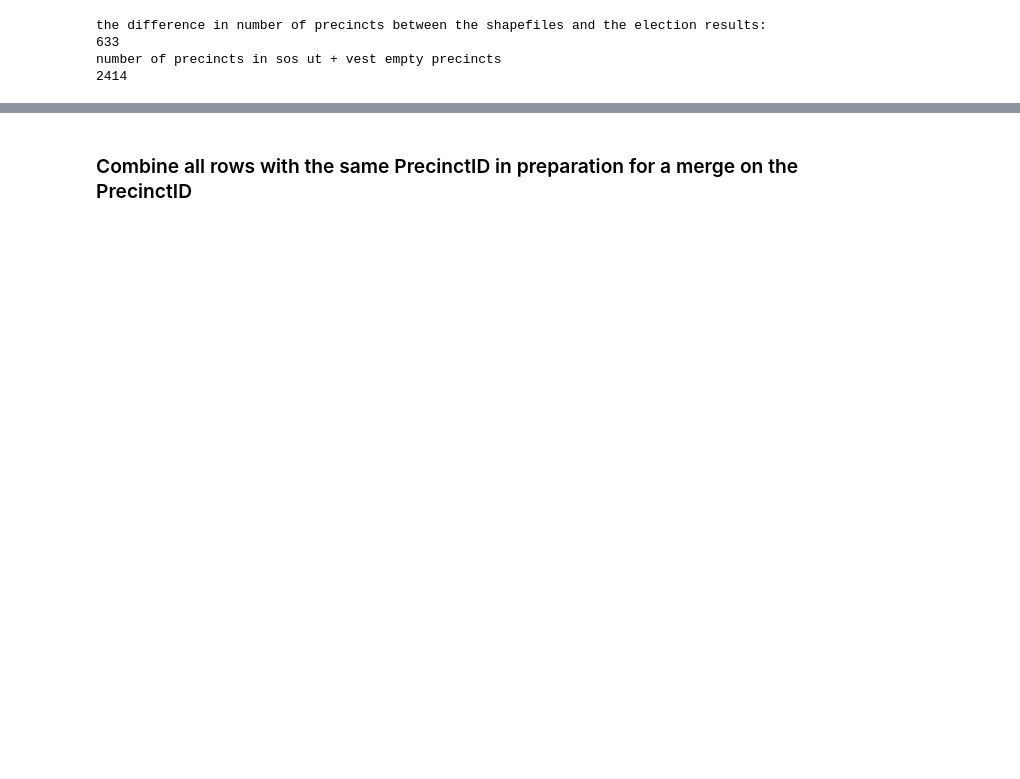
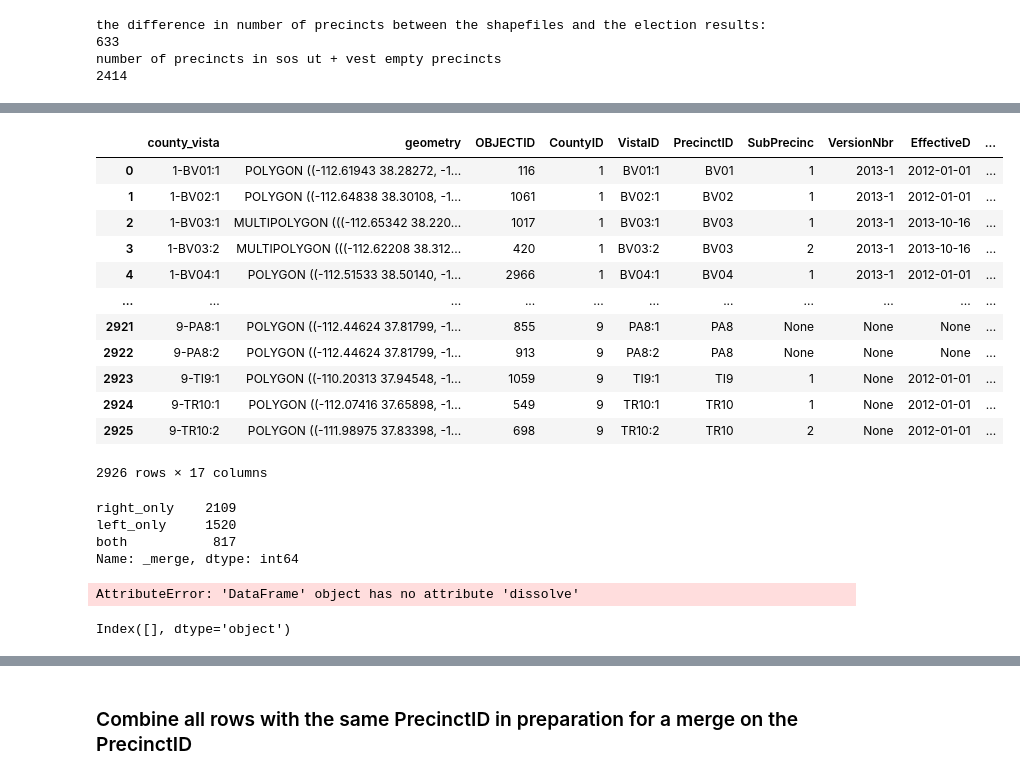
Before and after one commit to nonpartisan-redistricting-datahub/pdv-ut, a Jupyter notebook: vest-ut-2018/VEST-UT-2018-validation.ipynb, the cells around one changed output, grey strips where cells are left out. Saved outputs shown, nothing was run; the diff lists cells and outputs as text; code cells hidden in the pictures; blank space fills up the shorter version.

```diff
--- a/vest-ut-2018/VEST-UT-2018-validation.ipynb
+++ b/vest-ut-2018/VEST-UT-2018-validation.ipynb
@@ -1519,9 +1540,10 @@ number of precincts in sos ut + vest empty precincts
 2414
 # %%
 ut_geo_copy = ut_geo.copy()
-ut_geo_copy['joinid'] = ut_geo_copy['CountyID'].astype(str) + '-' + ut_geo_copy['PrecinctID']
-dup = ut_geo_copy['joinid'].value_counts()
+ut_geo_copy['county_precinct'] = ut_geo_copy['CountyID'].astype(str) + '-' + ut_geo_copy['PrecinctID']
+ut_geo_copy['county_vista'] = ut_geo_copy['CountyID'].astype(str) + '-' + ut_geo_copy['VistaID']
+dup = ut_geo_copy['county_vista'].value_counts()
 dup_list = (dup[dup>1]).index
 print(dup_list)
-print(len(ut_geo_copy.joinid.unique()))
+print(len(ut_geo_copy.county_vista.unique()))
 # %% [output]
@@ -1534,0 +1566,40 @@ Index(['26-54', '29-WNO003', '5-1002', '10-09', '10-04', '3-LOG27', '26-32',
+# %%
+ut_geo_copy_vista = ut_geo_copy.dissolve(by='county_vista')
+
+ut_geo_copy_vista.reset_index(drop=False,inplace=True)
+ut_geo_copy_vista['joinid'] = ut_geo_copy_vista['county_vista']
+
+display(ut_geo_copy_vista)
+# %% [output]
+|  | county_vista | geometry | OBJECTID | CountyID | VistaID | PrecinctID | SubPrecinc | VersionNbr | EffectiveD | ... |
+| 0 | 1-BV01:1 | POLYGON ((-112.61943 38.28272, -1... | 116 | 1 | BV01:1 | BV01 | 1 | 2013-1 | 2012-01-01 | ... |
+| 1 | 1-BV02:1 | POLYGON ((-112.64838 38.30108, -1... | 1061 | 1 | BV02:1 | BV02 | 1 | 2013-1 | 2012-01-01 | ... |
+| 2 | 1-BV03:1 | MULTIPOLYGON (((-112.65342 38.220... | 1017 | 1 | BV03:1 | BV03 | 1 | 2013-1 | 2013-10-16 | ... |
+| 3 | 1-BV03:2 | MULTIPOLYGON (((-112.62208 38.312... | 420 | 1 | BV03:2 | BV03 | 2 | 2013-1 | 2013-10-16 | ... |
+| 4 | 1-BV04:1 | POLYGON ((-112.51533 38.50140, -1... | 2966 | 1 | BV04:1 | BV04 | 1 | 2013-1 | 2012-01-01 | ... |
+| ... | ... | ... | ... | ... | ... | ... | ... | ... | ... | ... |
+| 2921 | 9-PA8:1 | POLYGON ((-112.44624 37.81799, -1... | 855 | 9 | PA8:1 | PA8 | None | None | None | ... |
+| 2922 | 9-PA8:2 | POLYGON ((-112.44624 37.81799, -1... | 913 | 9 | PA8:2 | PA8 | None | None | None | ... |
+| 2923 | 9-TI9:1 | POLYGON ((-110.20313 37.94548, -1... | 1059 | 9 | TI9:1 | TI9 | 1 | None | 2012-01-01 | ... |
+| 2924 | 9-TR10:1 | POLYGON ((-112.07416 37.65898, -1... | 549 | 9 | TR10:1 | TR10 | 1 | None | 2012-01-01 | ... |
+| 2925 | 9-TR10:2 | POLYGON ((-111.98975 37.83398, -1... | 698 | 9 | TR10:2 | TR10 | 2 | None | 2012-01-01 | ... |
+2926 rows × 17 columns
+# %%
+post_suppress_copy = post_suppress.drop(columns = '_merge')
+join_attempt_geo = pd.merge(post_suppress_copy, ut_geo_copy_vista, how="outer",on="joinid",indicator=True)
+print(join_attempt_geo["_merge"].value_counts())
+
+
+merged_geo = join_attempt_geo[join_attempt_geo["_merge"]=="both"]
+right_only_geo = join_attempt_geo[join_attempt_geo["_merge"]=="right_only"]
+right_only_geo_sorted = right_only_geo.sort_values('joinid')
+left_only_geo = join_attempt_geo[join_attempt_geo["_merge"]=="left_only"]
+
+left_only_geo.to_csv("./only_vest_geo.csv")
+right_only_geo_sorted.to_csv("./only_source_geo.csv")
+merged_geo.to_csv('./both_geo.csv')
+# %% [output]
+right_only    2109
+left_only     1520
+both           817
+Name: _merge, dtype: int64
@@ -1534,0 +1610,9 @@ Index(['26-54', '29-WNO003', '5-1002', '10-09', '10-04', '3-LOG27', '26-32',
+# %%
+ut_geo_copy_precinct = right_only_geo.dissolve(by='county_precinct')
+ut_geo_copy_precinct.reset_index(drop=False,inplace=True)
+
+dup = ut_geo_copy_precinct['county_precinct'].value_counts()
+dup_list = (dup[dup>1]).index
+print(dup_list)
+# %% [output]
+AttributeError: 'DataFrame' object has no attribute 'dissolve'
@@ -1534,0 +1633,6 @@ Index(['26-54', '29-WNO003', '5-1002', '10-09', '10-04', '3-LOG27', '26-32',
+# %%
+dup = merged_geo['joinid'].value_counts()
+dup_list = (dup[dup>1]).index
+print(dup_list)
+# %% [output]
+Index([], dtype='object')
```
Also changed, not shown: parts of 22 cells of this notebook, 2 other files.
